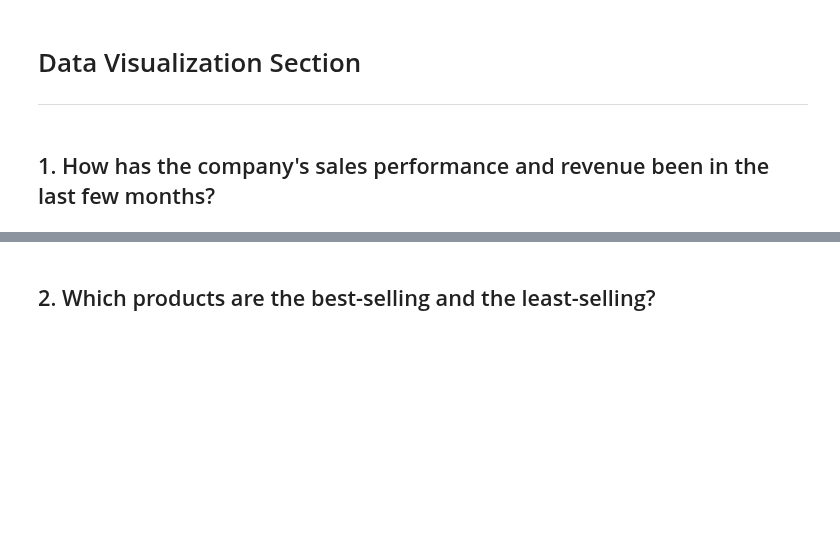
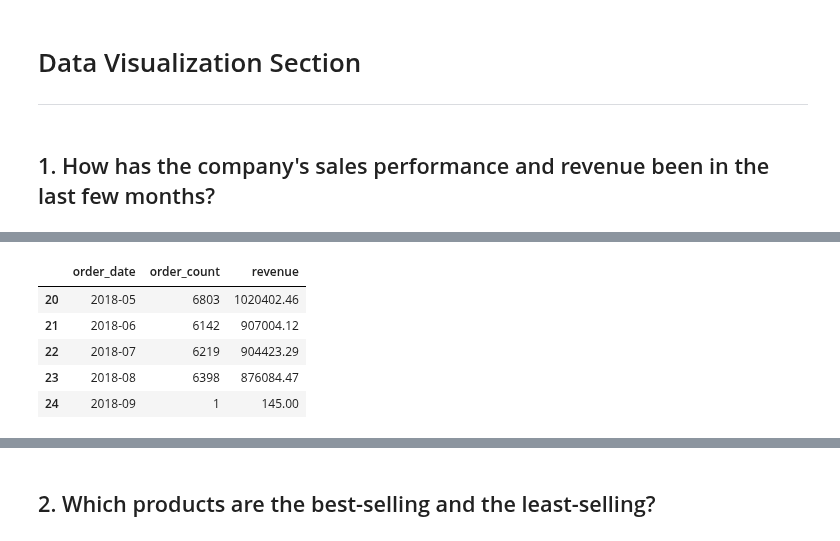
Before and after one commit to naufalmuafi/e-commerce_analysis_project, a Jupyter notebook: main.ipynb, the cells around one changed output, grey strips where cells are left out. Saved outputs shown, nothing was run; the diff lists cells and outputs as text; code cells hidden in the pictures; blank space fills up the shorter version.

```diff
--- a/main.ipynb
+++ b/main.ipynb
@@ -1464,0 +1487,9 @@ all_df.groupby(by=["customer_state", "product_category_name"]).agg({
+# %%
+monthly_orders_df.tail()
+# %% [output]
+|  | order_date | order_count | revenue |
+| 20 | 2018-05 | 6803 | 1020402.46 |
+| 21 | 2018-06 | 6142 | 907004.12 |
+| 22 | 2018-07 | 6219 | 904423.29 |
+| 23 | 2018-08 | 6398 | 876084.47 |
+| 24 | 2018-09 | 1 | 145.00 |
```
Also changed, not shown: parts of 2 cells of this notebook.
